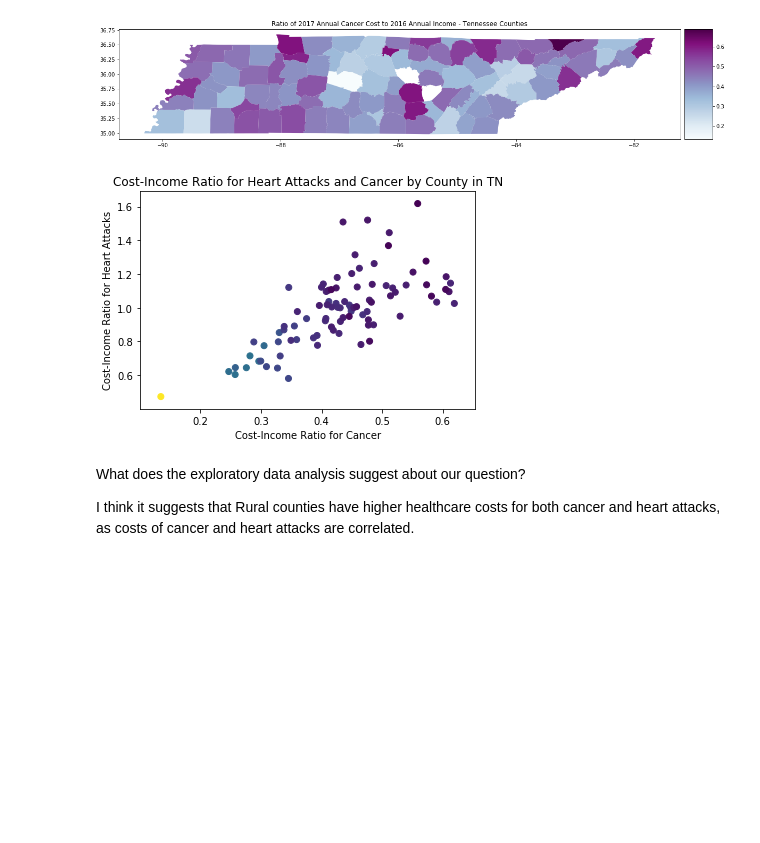
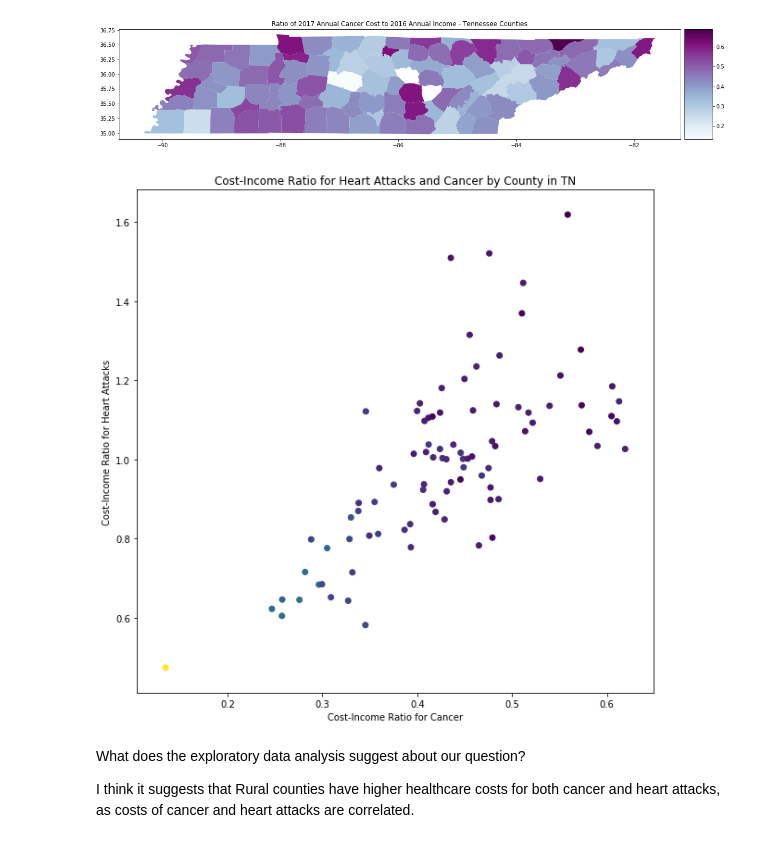
Before and after one commit to staufferalexander/vanderbilt-data-essentials-cohort-2, a Jupyter notebook: Class1_HCcosts_Sept4.19.ipynb, the cells around one changed output. Saved outputs shown, nothing was run; the diff lists cells and outputs as text; code cells hidden in the pictures; blank space fills up the shorter version.

```diff
--- a/Class1_HCcosts_Sept4.19.ipynb
+++ b/Class1_HCcosts_Sept4.19.ipynb
@@ -708,14 +709,15 @@ TN_total = pd.merge(TN_heart2, TN_cancer3, on=('county', 'urban', 'avg_income'))
 # %%
 TN_total.columns = ['county', 'urban', 'heart_av', 'avg_income', 'heart_cir', 'cancer_av', 'cancer_cir']
 # %%
-fig, ax = plt.subplots(figsize=(6, 4)) #fig = figure, ax = axes saved in a tuple
+
+fig, ax = plt.subplots(figsize=(10, 10)) #fig = figure, ax = axes saved in a tuple
 ax.scatter(TN_total.cancer_cir, TN_total.heart_cir, c=TN_total.avg_income) #line plot
 ax.set_title('Cost-Income Ratio for Heart Attacks and Cancer by County in TN')
 ax.set_xlabel('Cost-Income Ratio for Cancer')
 ax.set_ylabel('Cost-Income Ratio for Heart Attacks');
 #I'd like to figure out how to color the dots by avg_income
 # %% [output]
-[figure, old version]
+[figure, new version]
 # %%
 TN_total1 = pd.merge(TN_total, income_county_agg, on=('county', 'avg_income'))
 # %% [markdown]
```
Also changed, not shown: parts of 70 cells of this notebook.
